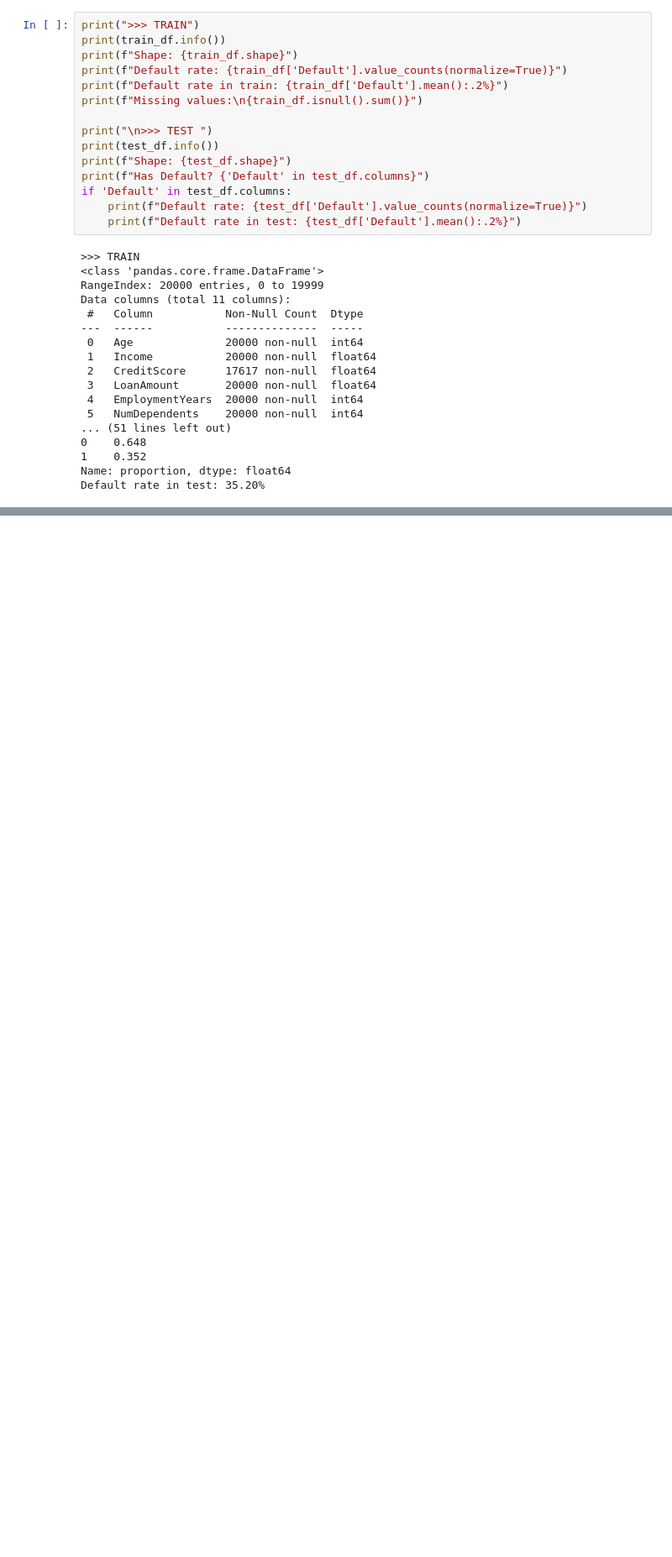
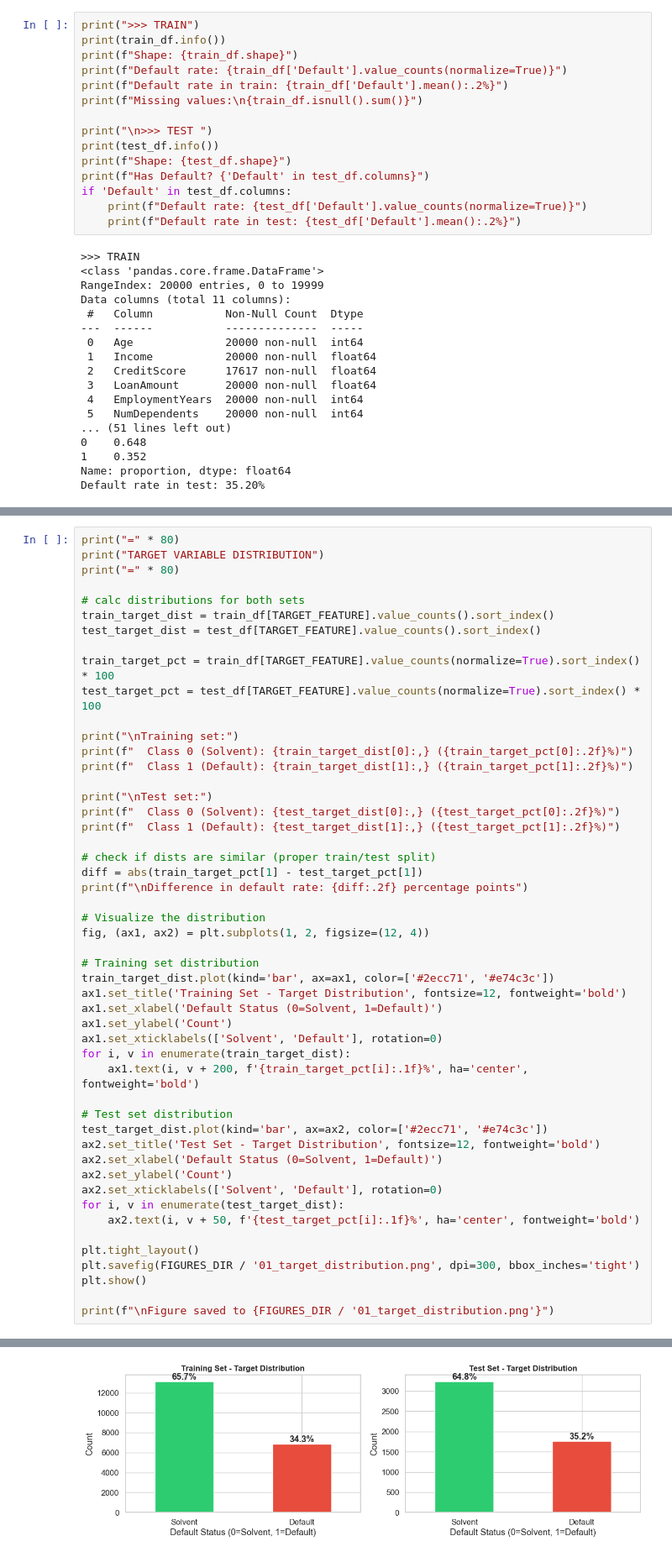
Before and after one commit to expigo/challenging_ds, a Jupyter notebook: notebooks/01_eda.ipynb, the cells around one changed output, grey strips where cells are left out. Shown at 84% size. Cells and saved outputs as stored; diff of their text form; blank space fills up the shorter version.

```diff
--- a/notebooks/01_eda.ipynb
+++ b/notebooks/01_eda.ipynb
@@ -88,0 +189,51 @@ Default rate in test: 35.20%
+# %%
+print("=" * 80)
+print("TARGET VARIABLE DISTRIBUTION")
+print("=" * 80)
+
+# calc distributions for both sets
+train_target_dist = train_df[TARGET_FEATURE].value_counts().sort_index()
+test_target_dist = test_df[TARGET_FEATURE].value_counts().sort_index()
+
+train_target_pct = train_df[TARGET_FEATURE].value_counts(normalize=True).sort_index() * 100
+test_target_pct = test_df[TARGET_FEATURE].value_counts(normalize=True).sort_index() * 100
+
+print("\nTraining set:")
+print(f"  Class 0 (Solvent): {train_target_dist[0]:,} ({train_target_pct[0]:.2f}%)")
+print(f"  Class 1 (Default): {train_target_dist[1]:,} ({train_target_pct[1]:.2f}%)")
+
+print("\nTest set:")
+print(f"  Class 0 (Solvent): {test_target_dist[0]:,} ({test_target_pct[0]:.2f}%)")
+print(f"  Class 1 (Default): {test_target_dist[1]:,} ({test_target_pct[1]:.2f}%)")
+
+# check if dists are similar (proper train/test split)
+diff = abs(train_target_pct[1] - test_target_pct[1])
+print(f"\nDifference in default rate: {diff:.2f} percentage points")
+
+# Visualize the distribution
+fig, (ax1, ax2) = plt.subplots(1, 2, figsize=(12, 4))
+
+# Training set distribution
+train_target_dist.plot(kind='bar', ax=ax1, color=['#2ecc71', '#e74c3c'])
+ax1.set_title('Training Set - Target Distribution', fontsize=12, fontweight='bold')
+ax1.set_xlabel('Default Status (0=Solvent, 1=Default)')
+ax1.set_ylabel('Count')
+ax1.set_xticklabels(['Solvent', 'Default'], rotation=0)
+for i, v in enumerate(train_target_dist):
+    ax1.text(i, v + 200, f'{train_target_pct[i]:.1f}%', ha='center', fontweight='bold')
+
+# Test set distribution
+test_target_dist.plot(kind='bar', ax=ax2, color=['#2ecc71', '#e74c3c'])
+ax2.set_title('Test Set - Target Distribution', fontsize=12, fontweight='bold')
+ax2.set_xlabel('Default Status (0=Solvent, 1=Default)')
+ax2.set_ylabel('Count')
+ax2.set_xticklabels(['Solvent', 'Default'], rotation=0)
+for i, v in enumerate(test_target_dist):
+    ax2.text(i, v + 50, f'{test_target_pct[i]:.1f}%', ha='center', fontweight='bold')
+
+plt.tight_layout()
+plt.savefig(FIGURES_DIR / '01_target_distribution.png', dpi=300, bbox_inches='tight')
+plt.show()
+
+print(f"\nFigure saved to {FIGURES_DIR / '01_target_distribution.png'}")
+# %% [output]
@@ -88,0 +253 @@ Default rate in test: 35.20%
+[figure, added]
```
Also changed, not shown: parts of 7 cells of this notebook, 1 other file.
